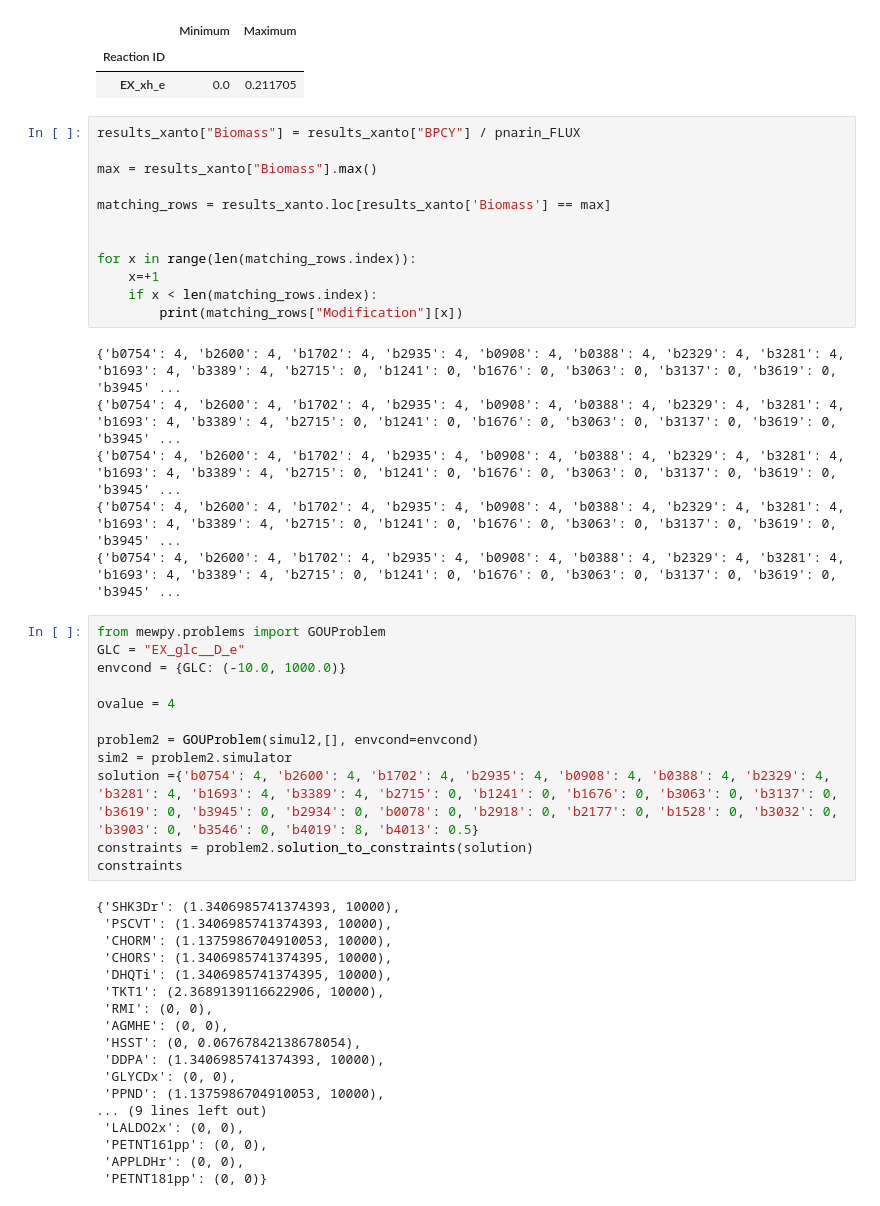
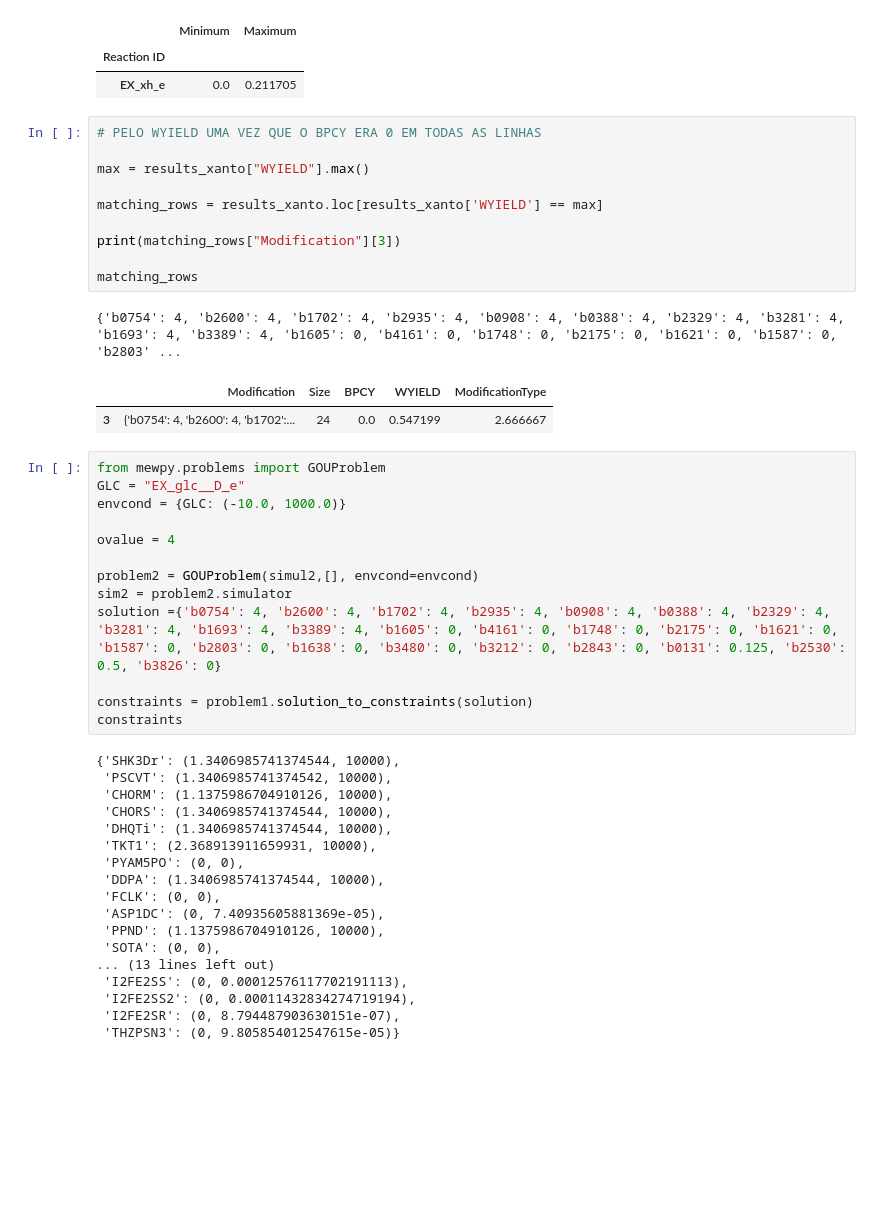
Before and after one commit to tiagosilva4455/Opt_Prenylflavonoids_Ecoli, a Jupyter notebook: Data_Processing.ipynb, the cells around one changed output. Saved outputs shown, nothing was run; the diff lists cells and outputs as text; blank space fills up the shorter version.

```diff
--- a/Data_Processing.ipynb
+++ b/Data_Processing.ipynb
@@ -152,24 +167,20 @@ simul2.FVA(reactions = [PRODUCT_ID], format="df")
 |  | Minimum | Maximum |
 | Reaction ID |  |  |
 | EX_xh_e | 0.0 | 0.211705 |
-# %%
-results_xanto["Biomass"] = results_xanto["BPCY"] / pnarin_FLUX
-
-max = results_xanto["Biomass"].max()
-
-matching_rows = results_xanto.loc[results_xanto['Biomass'] == max]
-
-
-for x in range(len(matching_rows.index)):
-    x=+1
-    if x < len(matching_rows.index):
-        print(matching_rows["Modification"][x])
-# %% [output]
-{'b0754': 4, 'b2600': 4, 'b1702': 4, 'b2935': 4, 'b0908': 4, 'b0388': 4, 'b2329': 4, 'b3281': 4, 'b1693': 4, 'b3389': 4, 'b2715': 0, 'b1241': 0, 'b1676': 0, 'b3063': 0, 'b3137': 0, 'b3619': 0, 'b3945' ...
-{'b0754': 4, 'b2600': 4, 'b1702': 4, 'b2935': 4, 'b0908': 4, 'b0388': 4, 'b2329': 4, 'b3281': 4, 'b1693': 4, 'b3389': 4, 'b2715': 0, 'b1241': 0, 'b1676': 0, 'b3063': 0, 'b3137': 0, 'b3619': 0, 'b3945' ...
-{'b0754': 4, 'b2600': 4, 'b1702': 4, 'b2935': 4, 'b0908': 4, 'b0388': 4, 'b2329': 4, 'b3281': 4, 'b1693': 4, 'b3389': 4, 'b2715': 0, 'b1241': 0, 'b1676': 0, 'b3063': 0, 'b3137': 0, 'b3619': 0, 'b3945' ...
-{'b0754': 4, 'b2600': 4, 'b1702': 4, 'b2935': 4, 'b0908': 4, 'b0388': 4, 'b2329': 4, 'b3281': 4, 'b1693': 4, 'b3389': 4, 'b2715': 0, 'b1241': 0, 'b1676': 0, 'b3063': 0, 'b3137': 0, 'b3619': 0, 'b3945' ...
-{'b0754': 4, 'b2600': 4, 'b1702': 4, 'b2935': 4, 'b0908': 4, 'b0388': 4, 'b2329': 4, 'b3281': 4, 'b1693': 4, 'b3389': 4, 'b2715': 0, 'b1241': 0, 'b1676': 0, 'b3063': 0, 'b3137': 0, 'b3619': 0, 'b3945' ...
+# %%
+# PELO WYIELD UMA VEZ QUE O BPCY ERA 0 EM TODAS AS LINHAS
+
+max = results_xanto["WYIELD"].max()
+
+matching_rows = results_xanto.loc[results_xanto['WYIELD'] == max]
+
+print(matching_rows["Modification"][3])
+
+matching_rows
+# %% [output]
+{'b0754': 4, 'b2600': 4, 'b1702': 4, 'b2935': 4, 'b0908': 4, 'b0388': 4, 'b2329': 4, 'b3281': 4, 'b1693': 4, 'b3389': 4, 'b1605': 0, 'b4161': 0, 'b1748': 0, 'b2175': 0, 'b1621': 0, 'b1587': 0, 'b2803' ...
+|  | Modification | Size | BPCY | WYIELD | ModificationType |
+| 3 | {'b0754': 4, 'b2600': 4, 'b1702':... | 24 | 0.0 | 0.547199 | 2.666667 |
 # %%
 from mewpy.problems import GOUProblem
 GLC = "EX_glc__D_e"
@@ -179,27 +190,28 @@ ovalue = 4
 
 problem2 = GOUProblem(simul2,[], envcond=envcond)
 sim2 = problem2.simulator
-solution ={'b0754': 4, 'b2600': 4, 'b1702': 4, 'b2935': 4, 'b0908': 4, 'b0388': 4, 'b2329': 4, 'b3281': 4, 'b1693': 4, 'b3389': 4, 'b2715': 0, 'b1241': 0, 'b1676': 0, 'b3063': 0, 'b3137': 0, 'b3619': 0, 'b3945': 0, 'b2934': 0, 'b0078': 0, 'b2918': 0, 'b2177': 0, 'b1528': 0, 'b3032': 0, 'b3903': 0, 'b3546': 0, 'b4019': 8, 'b4013': 0.5}
-constraints = problem2.solution_to_constraints(solution)
+solution ={'b0754': 4, 'b2600': 4, 'b1702': 4, 'b2935': 4, 'b0908': 4, 'b0388': 4, 'b2329': 4, 'b3281': 4, 'b1693': 4, 'b3389': 4, 'b1605': 0, 'b4161': 0, 'b1748': 0, 'b2175': 0, 'b1621': 0, 'b1587': 0, 'b2803': 0, 'b1638': 0, 'b3480': 0, 'b3212': 0, 'b2843': 0, 'b0131': 0.125, 'b2530': 0.5, 'b3826': 0}
+
+constraints = problem1.solution_to_constraints(solution)
 constraints
 # %% [output]
-{'SHK3Dr': (1.3406985741374393, 10000),
- 'PSCVT': (1.3406985741374393, 10000),
- 'CHORM': (1.1375986704910053, 10000),
- 'CHORS': (1.3406985741374395, 10000),
- 'DHQTi': (1.3406985741374395, 10000),
- 'TKT1': (2.3689139116622906, 10000),
- 'RMI': (0, 0),
- 'AGMHE': (0, 0),
- 'HSST': (0, 0.06767842138678054),
- 'DDPA': (1.3406985741374393, 10000),
- 'GLYCDx': (0, 0),
- 'PPND': (1.1375986704910053, 10000),
-... (9 lines left out)
- 'LALDO2x': (0, 0),
- 'PETNT161pp': (0, 0),
- 'APPLDHr': (0, 0),
- 'PETNT181pp': (0, 0)}
+{'SHK3Dr': (1.3406985741374544, 10000),
+ 'PSCVT': (1.3406985741374542, 10000),
+ 'CHORM': (1.1375986704910126, 10000),
+ 'CHORS': (1.3406985741374544, 10000),
+ 'DHQTi': (1.3406985741374544, 10000),
+ 'TKT1': (2.368913911659931, 10000),
+ 'PYAM5PO': (0, 0),
+ 'DDPA': (1.3406985741374544, 10000),
+ 'FCLK': (0, 0),
+ 'ASP1DC': (0, 7.40935605881369e-05),
+ 'PPND': (1.1375986704910126, 10000),
+ 'SOTA': (0, 0),
+... (13 lines left out)
+ 'I2FE2SS': (0, 0.00012576117702191113),
+ 'I2FE2SS2': (0, 0.00011432834274719194),
+ 'I2FE2SR': (0, 8.794487903630151e-07),
+ 'THZPSN3': (0, 9.805854012547615e-05)}
 # %%
 print("Biomass:",sim2.simulate(constraints=constraints).fluxes["BIOMASS_Ec_iML1515_core_75p37M"])
 print("8-Prenylnaringenin:",sim2.simulate(constraints=constraints).fluxes["EX_8-pnarin_e"])
```
Also changed, not shown: parts of 8 cells of this notebook, 35 other files.
